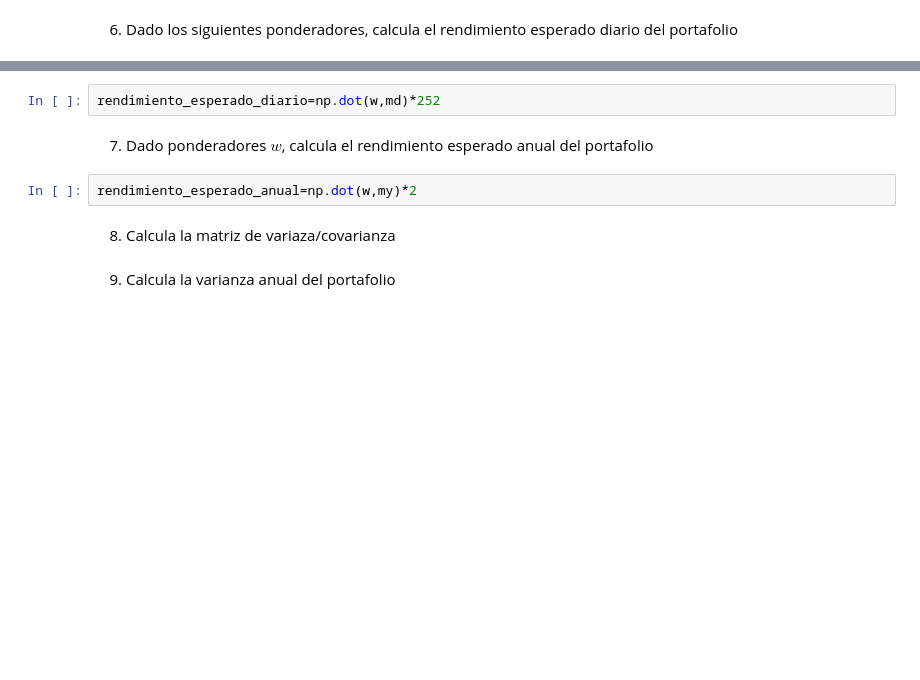
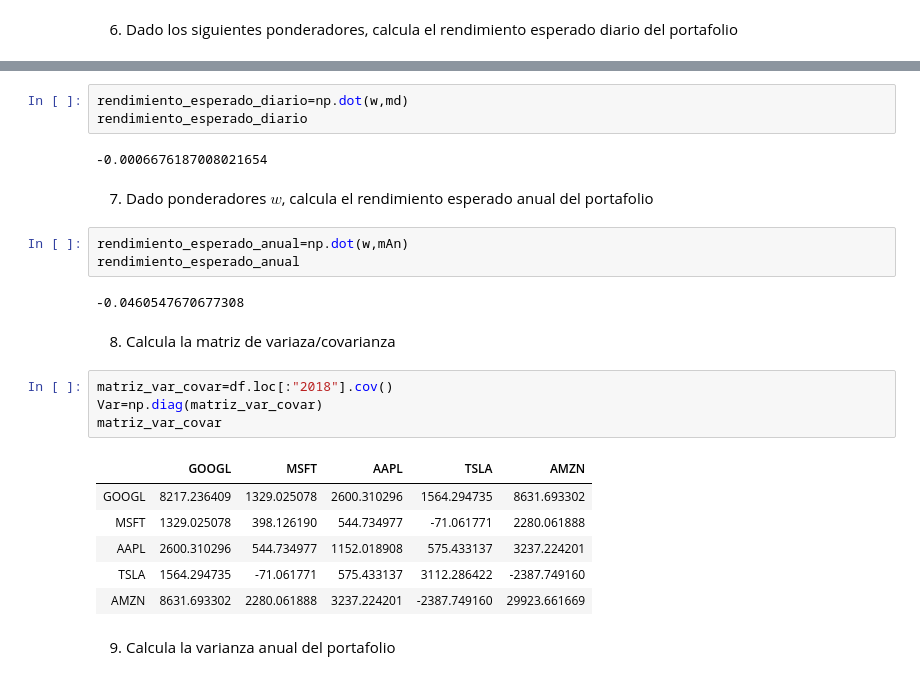
Before and after one commit to AndresNietoGuadarrama/Tareas_Diplomadi, a Jupyter notebook: ds-exam_andresNieto.ipynb, the cells around one changed output, grey strips where cells are left out. Cells and saved outputs as stored; diff of their text form; blank space fills up the shorter version.

```diff
--- a/ds-exam_andresNieto.ipynb
+++ b/ds-exam_andresNieto.ipynb
@@ -112,10 +129,27 @@ w = w / w.sum()
 # %%
-rendimiento_esperado_diario=np.dot(w,md)*252
+rendimiento_esperado_diario=np.dot(w,md)
+rendimiento_esperado_diario
+# %% [output]
+-0.0006676187008021654
 # %% [markdown]
 7. Dado ponderadores $w$, calcula el rendimiento esperado anual del portafolio
 # %%
-rendimiento_esperado_anual=np.dot(w,my)*2
+rendimiento_esperado_anual=np.dot(w,mAn)
+rendimiento_esperado_anual
+# %% [output]
+-0.0460547670677308
 # %% [markdown]
 8. Calcula la matriz de variaza/covarianza
+# %%
+matriz_var_covar=df.loc[:"2018"].cov()
+Var=np.diag(matriz_var_covar)
+matriz_var_covar
+# %% [output]
+|  | GOOGL | MSFT | AAPL | TSLA | AMZN |
+| GOOGL | 8217.236409 | 1329.025078 | 2600.310296 | 1564.294735 | 8631.693302 |
+| MSFT | 1329.025078 | 398.126190 | 544.734977 | -71.061771 | 2280.061888 |
+| AAPL | 2600.310296 | 544.734977 | 1152.018908 | 575.433137 | 3237.224201 |
+| TSLA | 1564.294735 | -71.061771 | 575.433137 | 3112.286422 | -2387.749160 |
+| AMZN | 8631.693302 | 2280.061888 | 3237.224201 | -2387.749160 | 29923.661669 |
 # %% [markdown]
 9. Calcula la varianza anual del portafolio
```
Also changed, not shown: parts of 16 cells of this notebook.
